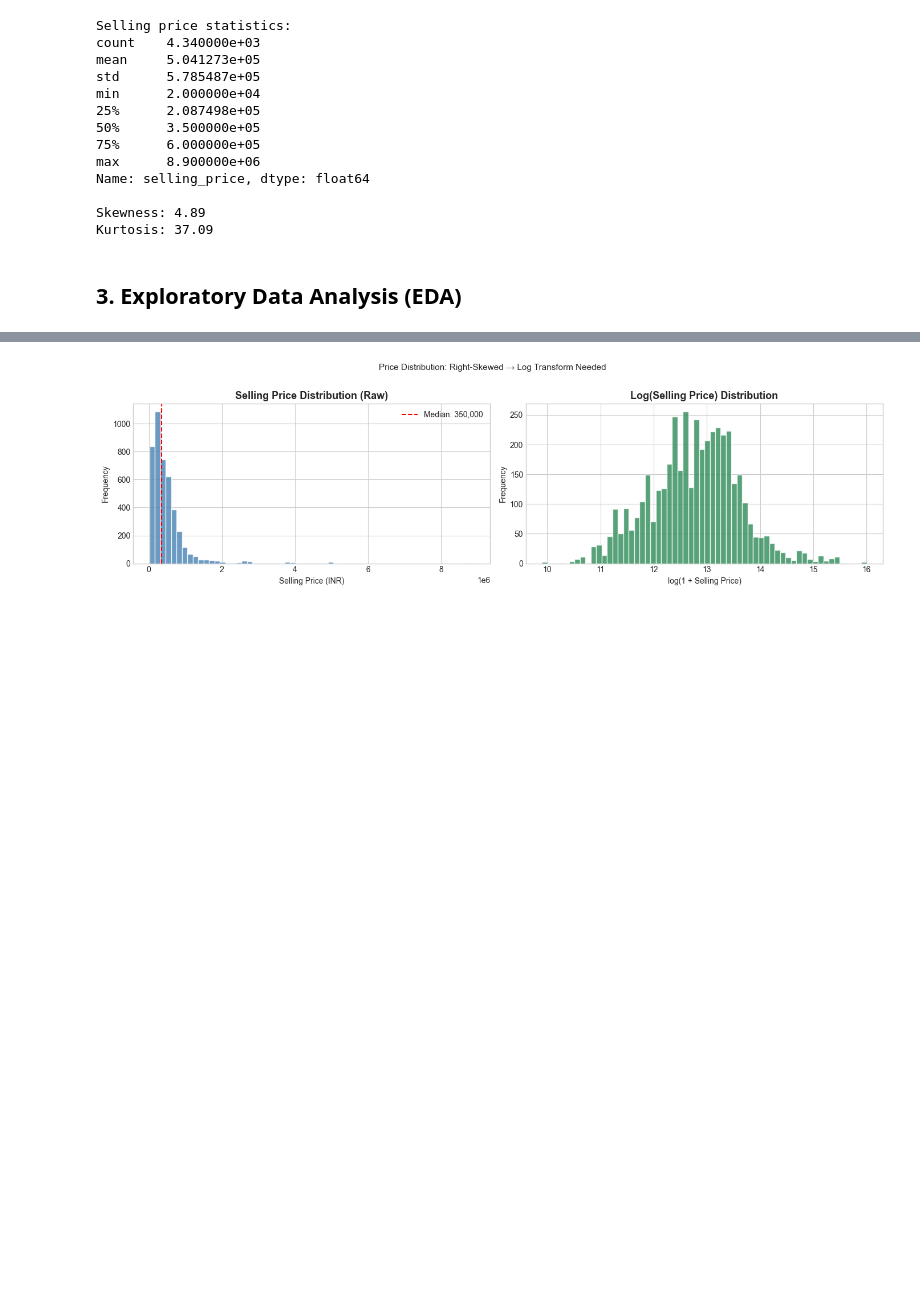
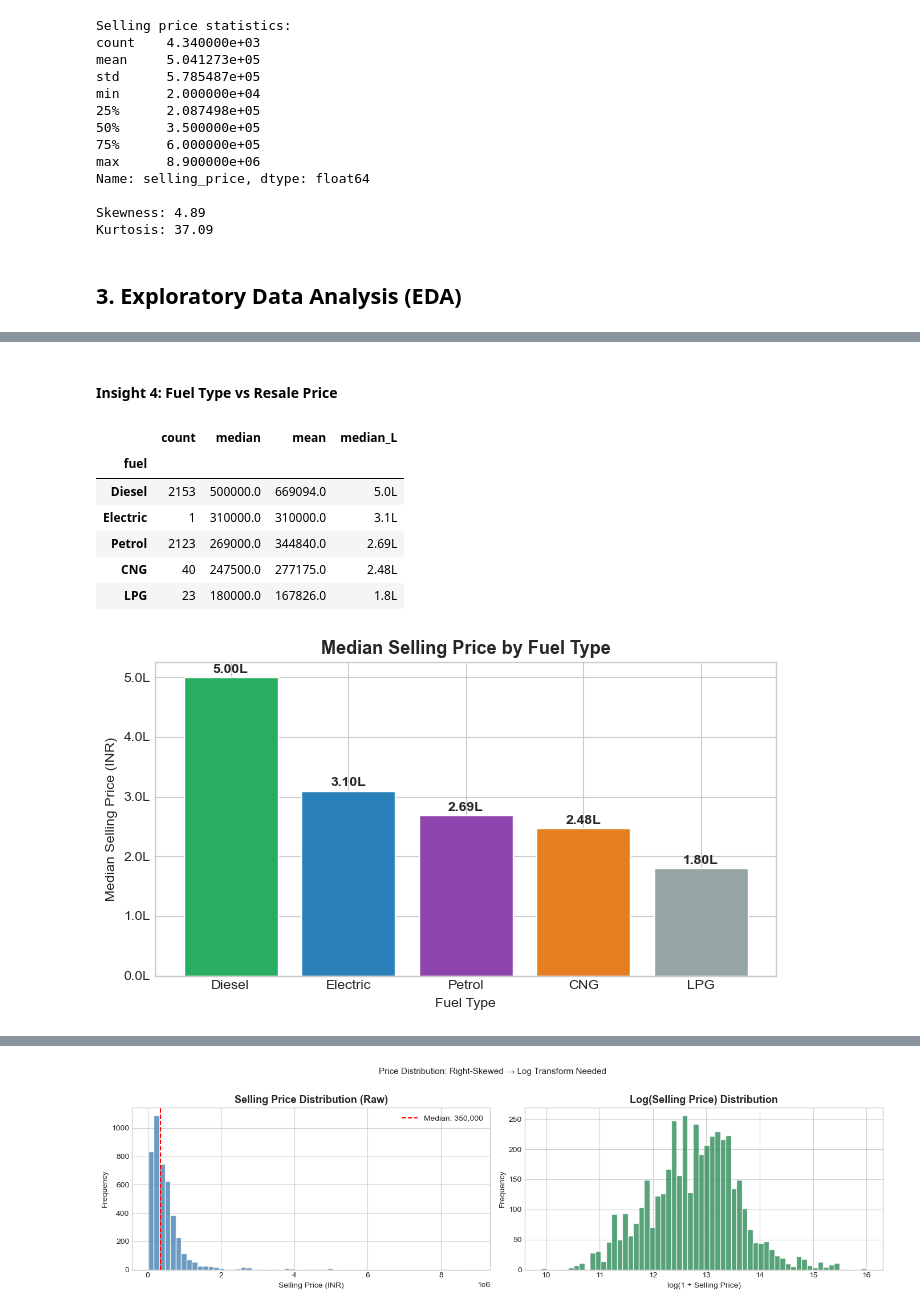
Before and after one commit to Pemula6798/web_app_pricemycar, a Jupyter notebook: evaluasi/evaluasi.ipynb, the cells around one changed output, grey strips where cells are left out. Cells and saved outputs as stored; diff of their text form; code cells hidden in the pictures; blank space fills up the shorter version.

```diff
--- a/evaluasi/evaluasi.ipynb
+++ b/evaluasi/evaluasi.ipynb
@@ -100,0 +204,32 @@ Kurtosis: 37.09
+# %% [markdown]
+#### Insight 4: Fuel Type vs Resale Price
+# %%
+fuel_stats = (df_eda.groupby('fuel')['selling_price']
+                    .agg(count='count', median='median', mean='mean')
+                    .sort_values('median', ascending=False)
+                    .round(0))
+fuel_stats['median_L'] = (fuel_stats['median'] / 1e5).round(2).astype(str) + 'L'
+display(fuel_stats)
+
+fig, ax = plt.subplots(figsize=(7, 4))
+palette = ['#27ae60', '#2980b9', '#8e44ad', '#e67e22', '#95a5a6']
+bars = ax.bar(fuel_stats.index, fuel_stats['median'],
+              color=palette[:len(fuel_stats)], edgecolor='white')
+for bar, val in zip(bars, fuel_stats['median']):
+    ax.text(bar.get_x() + bar.get_width() / 2, bar.get_height() + 2000,
+            f'{val/1e5:.2f}L', ha='center', va='bottom', fontsize=10, fontweight='bold')
+ax.set_title('Median Selling Price by Fuel Type', fontsize=13, fontweight='bold')
+ax.set_xlabel('Fuel Type')
+ax.set_ylabel('Median Selling Price (INR)')
+ax.yaxis.set_major_formatter(plt.FuncFormatter(lambda x, _: f'{x/1e5:.1f}L'))
+plt.tight_layout()
+plt.show()
+# %% [output]
+|  | count | median | mean | median_L |
+| fuel |  |  |  |  |
+| Diesel | 2153 | 500000.0 | 669094.0 | 5.0L |
+| Electric | 1 | 310000.0 | 310000.0 | 3.1L |
+| Petrol | 2123 | 269000.0 | 344840.0 | 2.69L |
+| CNG | 40 | 247500.0 | 277175.0 | 2.48L |
+| LPG | 23 | 180000.0 | 167826.0 | 1.8L |
+[figure, added]
```
Also changed, not shown: parts of 26 cells of this notebook.
